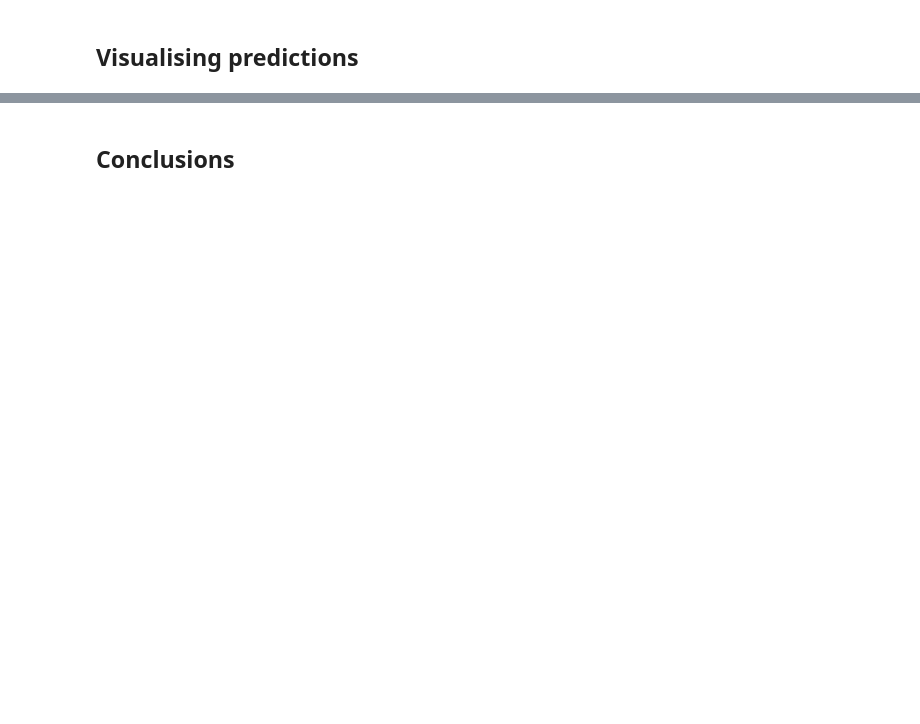
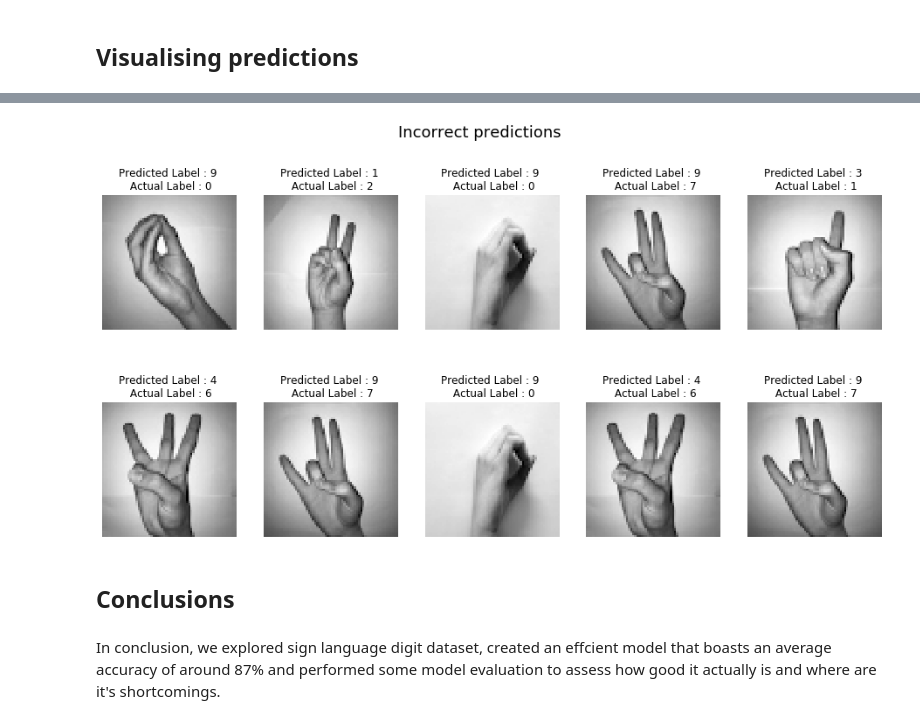
Before and after one commit to wozniakmikolaj/sign-language-digits, a Jupyter notebook: cnn-digit-classifier.ipynb, the cells around one changed output, grey strips where cells are left out. Drawn from its saved outputs; the diff is of its cells as text; code cells hidden in the pictures; blank space fills up the shorter version.

```diff
--- a/cnn-digit-classifier.ipynb
+++ b/cnn-digit-classifier.ipynb
@@ -464,2 +362,8 @@ Text(0.5, 51.0, 'Predicted labels')
+# %%
+plot_predictions(incorrect, "Incorrect")
+# %% [output]
+[figure, added]
 # %% [markdown]
 ## Conclusions
+# %% [markdown]
+In conclusion, we explored sign language digit dataset, created an effcient model that boasts an average accuracy of around 87% and performed some model evaluation to assess how good it actually is and where are it's shortcomings.
```
Also changed, not shown: parts of 41 cells of this notebook.
